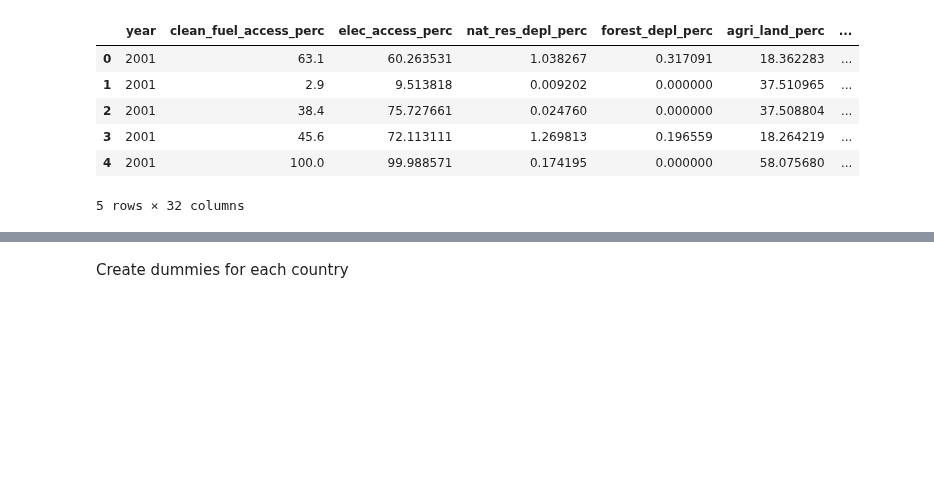
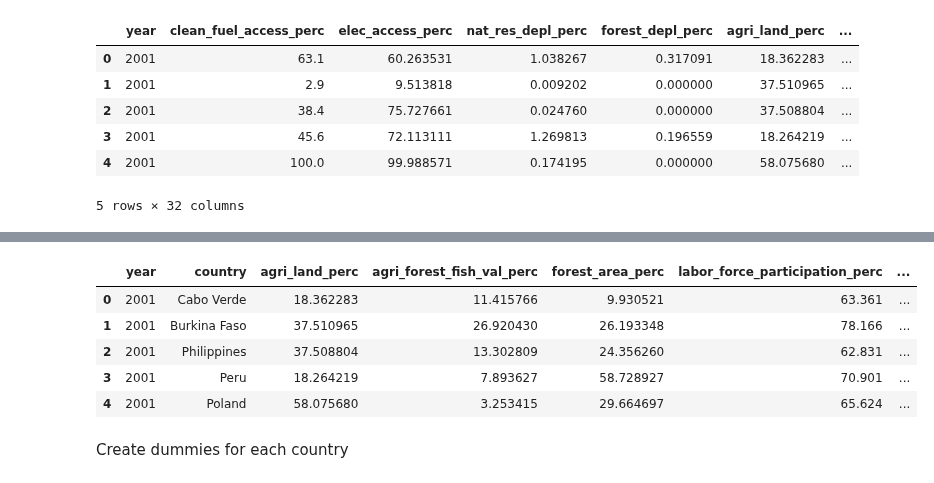
Before and after one commit to KleinerToaster/co2_prediction_countries, a Jupyter notebook: notebook/co2_model_training.ipynb, the cells around one changed output, grey strips where cells are left out. Drawn from its saved outputs; the diff is of its cells as text; code cells hidden in the pictures; blank space fills up the shorter version.

```diff
--- a/notebook/co2_model_training.ipynb
+++ b/notebook/co2_model_training.ipynb
@@ -344,2 +338,11 @@ X_train.head()
+# %%
+final_selected_features_df.head()
+# %% [output]
+|  | year | country | agri_land_perc | agri_forest_fish_val_perc | forest_area_perc | labor_force_participation_perc | ... |
+| 0 | 2001 | Cabo Verde | 18.362283 | 11.415766 | 9.930521 | 63.361 | ... |
+| 1 | 2001 | Burkina Faso | 37.510965 | 26.920430 | 26.193348 | 78.166 | ... |
+| 2 | 2001 | Philippines | 37.508804 | 13.302809 | 24.356260 | 62.831 | ... |
+| 3 | 2001 | Peru | 18.264219 | 7.893627 | 58.728927 | 70.901 | ... |
+| 4 | 2001 | Poland | 58.075680 | 3.253415 | 29.664697 | 65.624 | ... |
 # %% [markdown]
 Create dummies for each country
```
Also changed, not shown: parts of 21 cells of this notebook.
